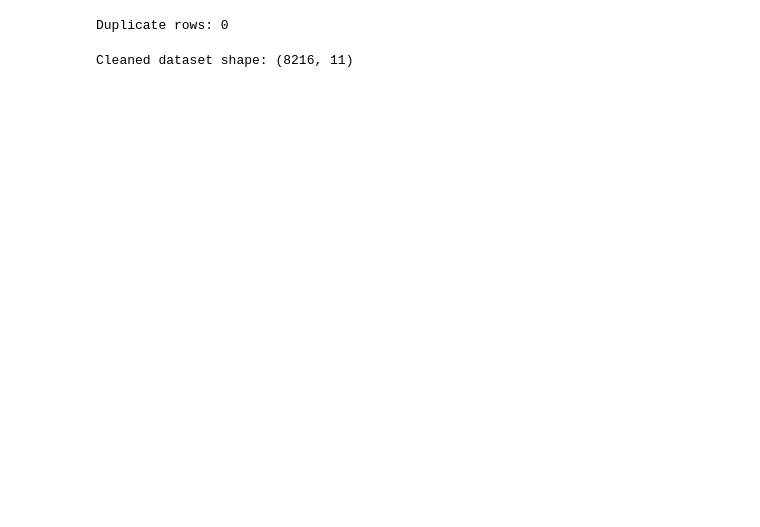
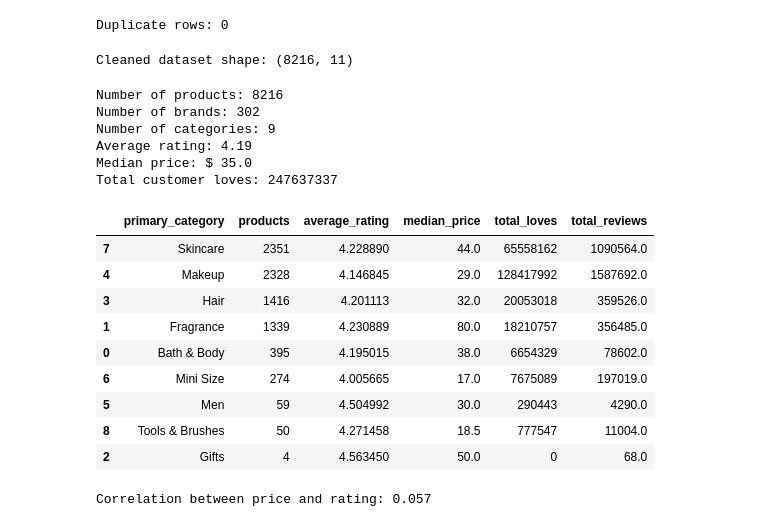
Before and after one commit to Nayoneeka23/Beauty_product_business_analysis, a Jupyter notebook: analysis.ipynb, the cells around one changed output. Saved outputs shown, nothing was run; the diff lists cells and outputs as text; code cells hidden in the pictures; blank space fills up the shorter version.

```diff
--- a/analysis.ipynb
+++ b/analysis.ipynb
@@ -109,3 +109,48 @@ data = data.dropna(
 print("Cleaned dataset shape:", data.shape)
 # %% [output]
 Cleaned dataset shape: (8216, 11)
+# %%
+print("Number of products:", len(data))
+print("Number of brands:", data["brand_name"].nunique())
+print("Number of categories:", data["primary_category"].nunique())
+
+print("Average rating:", round(data["rating"].mean(), 2))
+print("Median price: $", round(data["price_usd"].median(), 2))
+print("Total customer loves:", data["loves_count"].sum())
+# %% [output]
+Number of products: 8216
+Number of brands: 302
+Number of categories: 9
+Average rating: 4.19
+Median price: $ 35.0
+Total customer loves: 247637337
+# %%
+category_summary = (
+    data.groupby("primary_category")
+    .agg(
+        products=("product_name", "count"),
+        average_rating=("rating", "mean"),
+        median_price=("price_usd", "median"),
+        total_loves=("loves_count", "sum"),
+        total_reviews=("reviews", "sum")
+    )
+    .reset_index()
+)
+
+category_summary = category_summary.sort_values(
+    "products",
+    ascending=False
+)
+
+category_summary
+# %% [output]
+|  | primary_category | products | average_rating | median_price | total_loves | total_reviews |
+| 7 | Skincare | 2351 | 4.228890 | 44.0 | 65558162 | 1090564.0 |
+| 4 | Makeup | 2328 | 4.146845 | 29.0 | 128417992 | 1587692.0 |
+| 3 | Hair | 1416 | 4.201113 | 32.0 | 20053018 | 359526.0 |
+| 1 | Fragrance | 1339 | 4.230889 | 80.0 | 18210757 | 356485.0 |
+| 0 | Bath & Body | 395 | 4.195015 | 38.0 | 6654329 | 78602.0 |
+| 6 | Mini Size | 274 | 4.005665 | 17.0 | 7675089 | 197019.0 |
+| 5 | Men | 59 | 4.504992 | 30.0 | 290443 | 4290.0 |
+| 8 | Tools & Brushes | 50 | 4.271458 | 18.5 | 777547 | 11004.0 |
+| 2 | Gifts | 4 | 4.563450 | 50.0 | 0 | 68.0 |
@@ -111,0 +170,9 @@ Cleaned dataset shape: (8216, 11)
+# %%
+correlation = data["price_usd"].corr(data["rating"])
+
+print(
+    "Correlation between price and rating:",
+    round(correlation, 3)
+)
+# %% [output]
+Correlation between price and rating: 0.057
```
Also changed, not shown: parts of 8 cells of this notebook, 1 other file.
